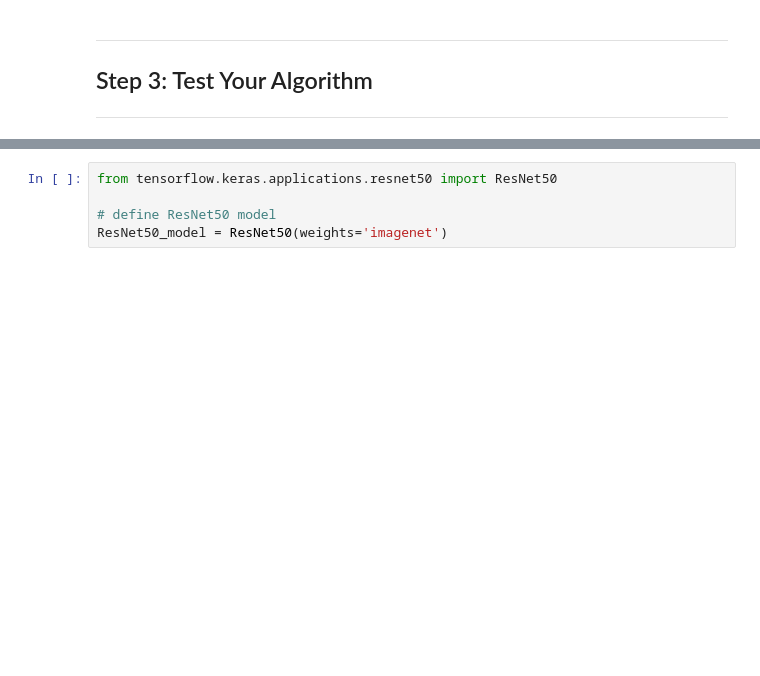
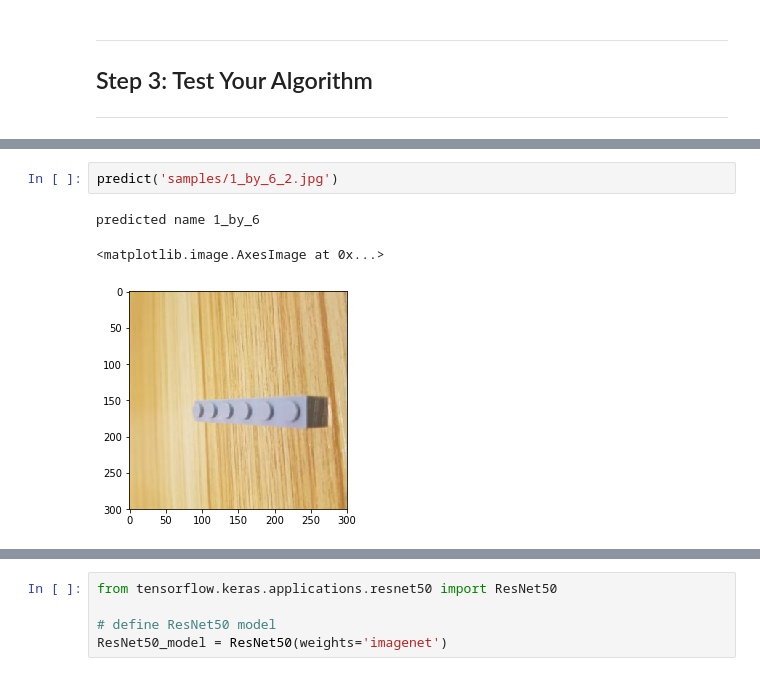
Before and after one commit to ikrambabai/ml-capstone, a Jupyter notebook: capstone.ipynb, the cells around one changed output, grey strips where cells are left out. Drawn from its saved outputs; the diff is of its cells as text; blank space fills up the shorter version.

```diff
--- a/capstone.ipynb
+++ b/capstone.ipynb
@@ -537,0 +357,6 @@ This is a dog and the breed is Poodle
+# %%
+predict('samples/1_by_6_2.jpg')
+# %% [output]
+predicted name 1_by_6
+<matplotlib.image.AxesImage at 0x...>
+[figure, added]
```
Also changed, not shown: parts of 46 cells of this notebook.
